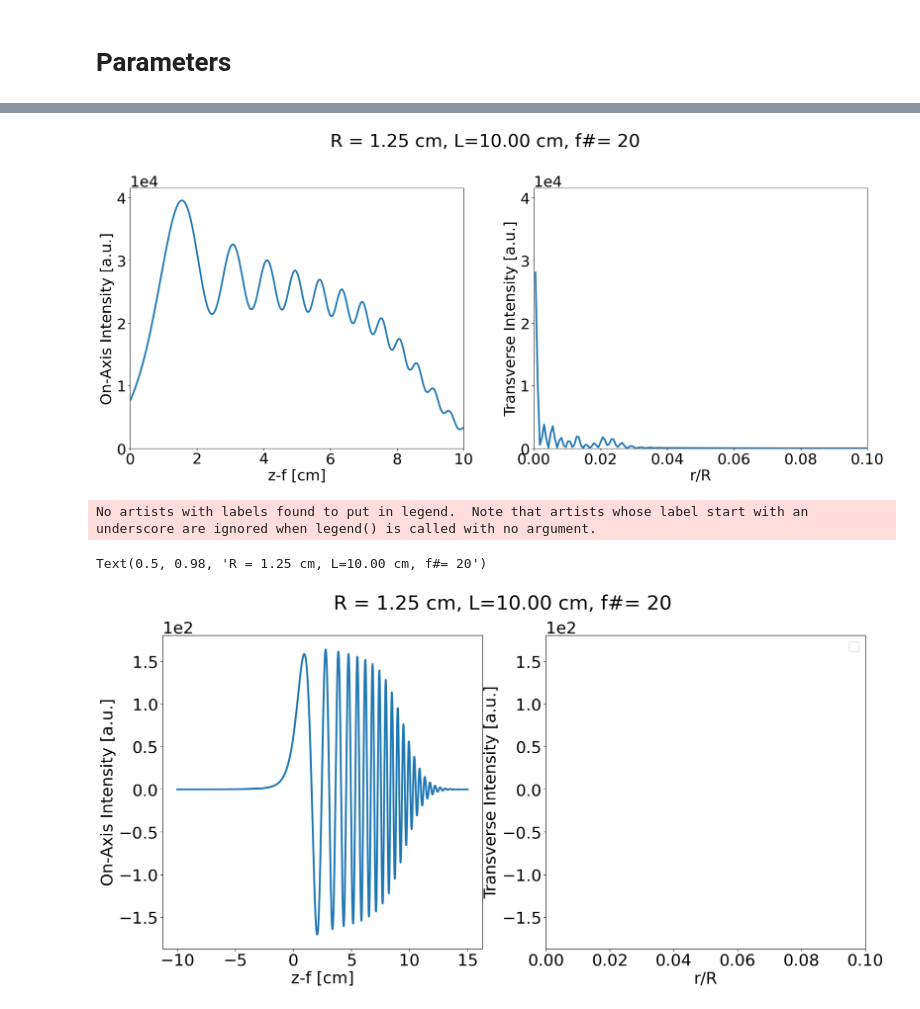
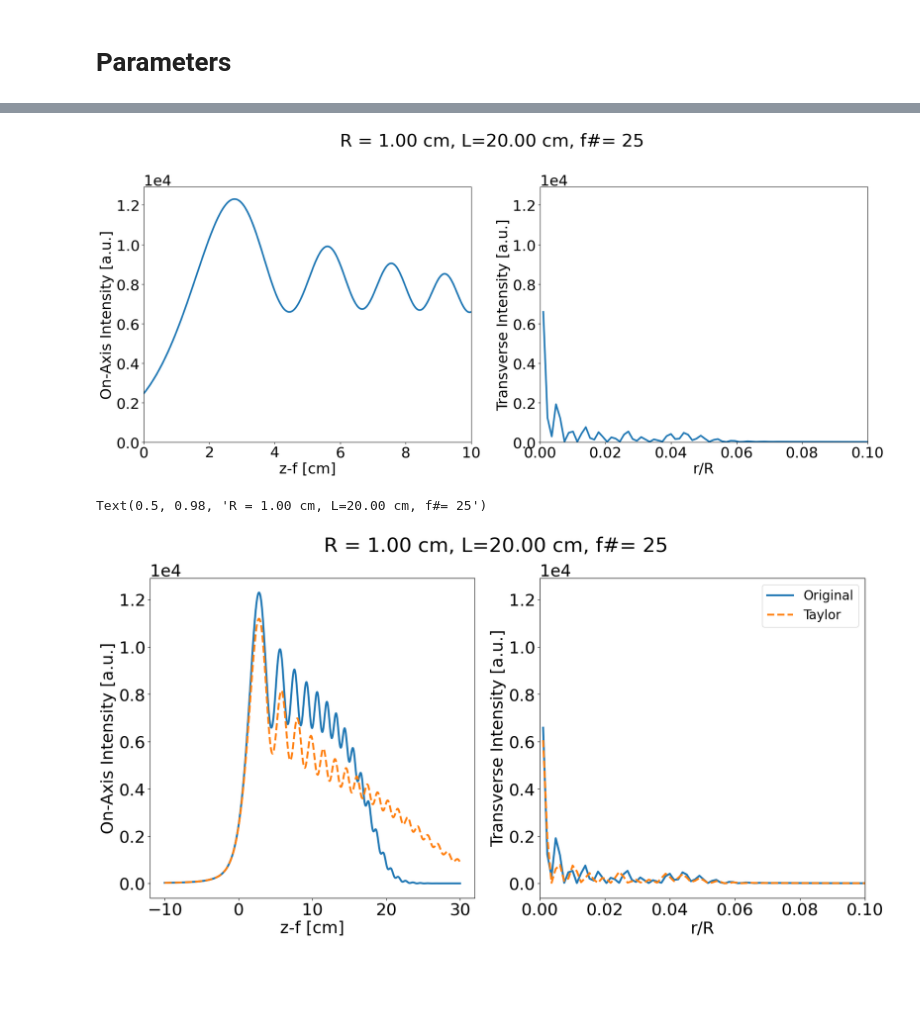
Before and after one commit to km0110/FF_Zernike, a Jupyter notebook: adjoint/axiconUR_change_L.ipynb, the cells around one changed output, grey strips where cells are left out. Cells and saved outputs as stored; diff of their text form; code cells hidden in the pictures; blank space fills up the shorter version.

```diff
--- a/adjoint/axiconUR_change_L.ipynb
+++ b/adjoint/axiconUR_change_L.ipynb
@@ -67,17 +67,17 @@ def create_axiparabola(r,R,L,f0,taylor=True):
 # Parameters
 # %%
 f = 0.5  # focal length of lens
-fn=20
+fn=25
 R = f/(2*fn)
 ell = 0  # order of Bessel J function
 wl=1e-6
 k0 = 2 * np.pi / wl  # k=2*pi/wavelength
 # L=[0.0, 1e-4, 1e-3, 1e-2, 5e-2]
-L=10e-2
+L=20e-2
 # zR = np.pi * w0**2 / wl  # Initial rayleigh length
 # print(zR)
 # print(wl*f**2/(np.pi*R**2))
-nr=2000
+nr=1000
 wf = 2 / np.pi *fn * wl
 zR=wl*f**2/(np.pi*R**2)
 
@@ -189,44 +189,43 @@ plt.tight_layout()
 # plt.show()
 # plt.savefig("L-1cm_fn-5.png")
 # %% [output]
-[figure, old version]
+[figure, new version]
 # %%
 # compare with taylor true and false
 z_mir=create_axiparabola(r,R,L,f)
 z_mir_og=create_axiparabola(r,R,L,f,taylor=False)
 
-z=np.linspace(f-0.1,f+0.15,1001)
+z=np.linspace(f-0.1,f+L+0.1,1001)
 
 ftf=forward_propagation(k, phi_I, T_R2K, T_K2R, z, z_mir, wl)
 ftf_og=forward_propagation(k, phi_I, T_R2K, T_K2R, z, z_mir_og, wl)
 # %%
 fig, ax = plt.subplots(1, 2, sharey=True)
-ax[0].plot((z-f)*100, np.real(ftf_og[0,:]), label="Original")
-# ax[0].plot((z-f)*100, np.abs(ftf[0,:])**2, label="Taylor", linestyle='--')
-# ax[1].plot(r/R, np.abs(ftf_og[:, len(z)//2]**2), label="Original")
+ax[0].plot((z-f)*100, np.abs(ftf_og[0,:]**2), label="Original")
+ax[0].plot((z-f)*100, np.abs(ftf[0,:])**2, label="Taylor", linestyle='--')
+ax[1].plot(r/R, np.abs(ftf_og[:, len(z)//2]**2), label="Original")
 
-# ax[1].plot(r/R, np.abs(ftf[:, len(z)//2]**2), label="Taylor", linestyle='--')
+ax[1].plot(r/R, np.abs(ftf[:, len(z)//2]**2), label="Taylor", linestyle='--')
 
 ax[0].set_xlabel("z-f [cm]")
 ax[0].set_ylabel("On-Axis Intensity [a.u.]")
 # ax[0].set_xlim([-2.5, 7.5])
 # ax[0].set_ylim(ymin=0)
 # scientific notation for y axis
 
 ax[0].ticklabel_format(axis="y", style="sci", scilimits=(0, 0))
 
 # share y axis
 
 
 ax[1].set_xlim([0, 0.1])
 ax[1].set_xlabel("r/R")
 ax[1].set_ylabel(r"Transverse Intensity [a.u.]")
 ax[1].ticklabel_format(axis="y", style="sci", scilimits=(0, 0))
 ax[1].yaxis.set_tick_params(labelleft=True)
 plt.legend()
 fig.suptitle("R = %.2f cm, L=%.2f cm, f#= %d" % (R*100, L*100, fn))
 # plt.savefig('comparing_original_taylor_fn%d'%(fn))
 # %% [output]
-No artists with labels found to put in legend.  Note that artists whose label start with an underscore are ignored when legend() is called with no argument.
+Text(0.5, 0.98, 'R = 1.00 cm, L=20.00 cm, f#= 25')
-Text(0.5, 0.98, 'R = 1.25 cm, L=10.00 cm, f#= 20')
-[figure, old version]
+[figure, new version]
```
Also changed, not shown: parts of 3 cells of this notebook, 4 other files.
